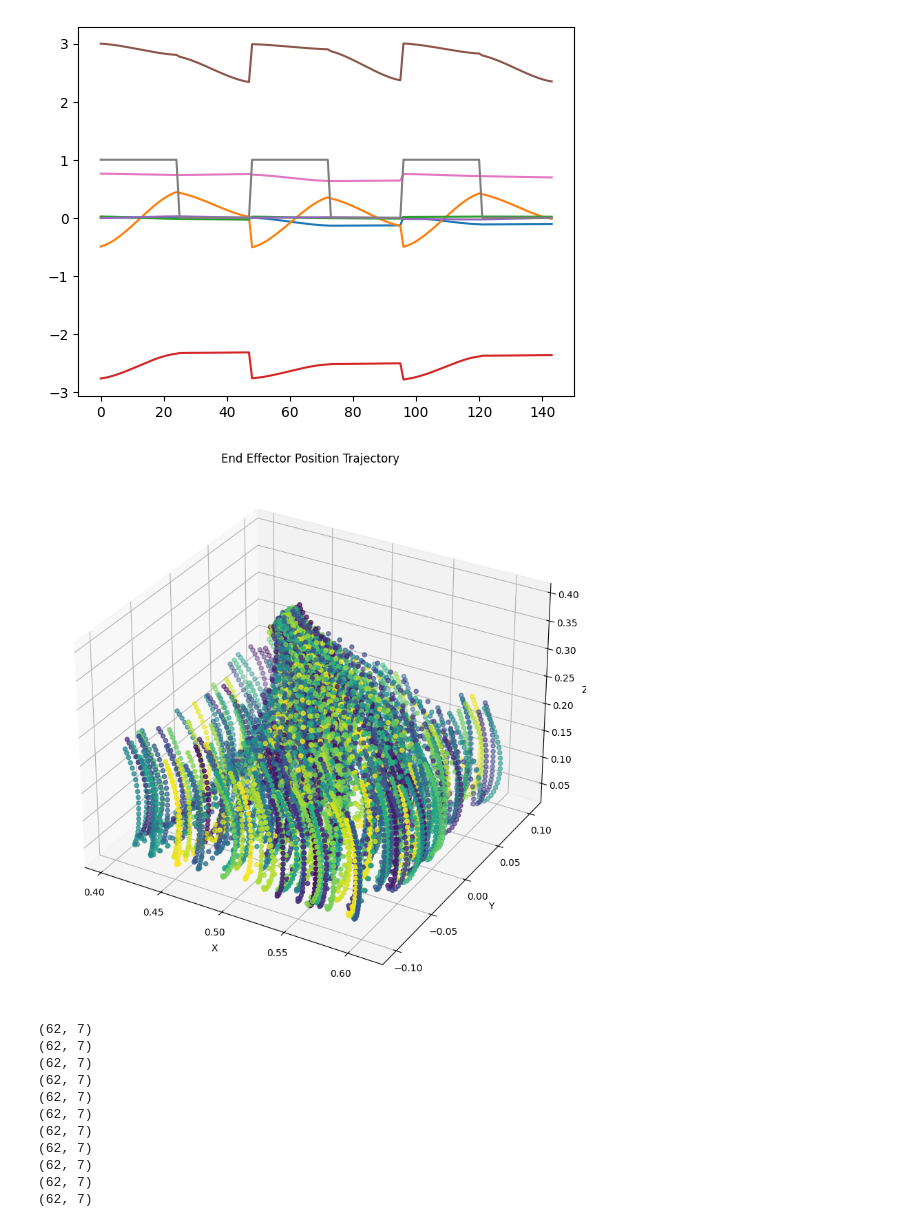
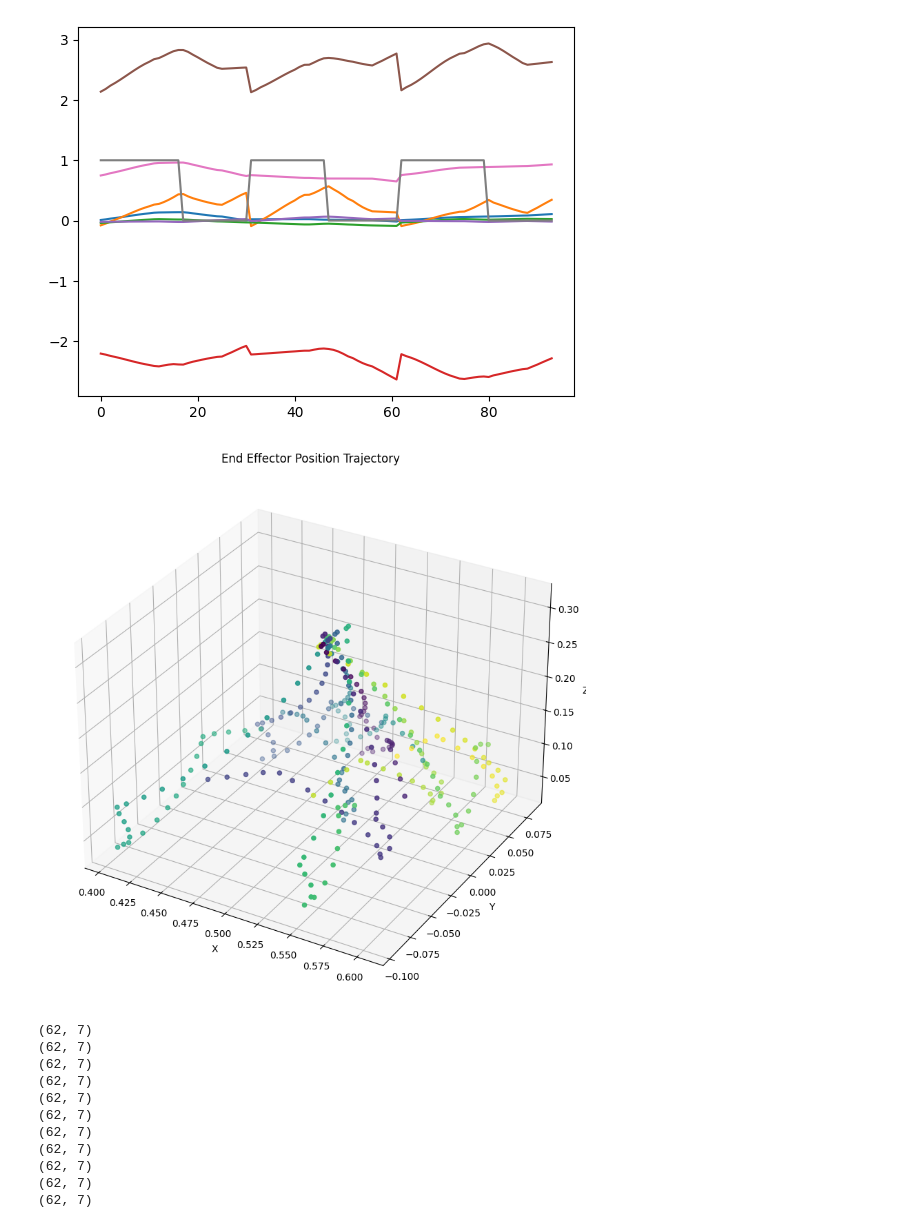
Before and after one commit to peek-robot/threedda, a Jupyter notebook: vis_data.ipynb, the cells around one changed output. Cells and saved outputs as stored; diff of their text form; code cells hidden in the pictures.

```diff
--- a/vis_data.ipynb
+++ b/vis_data.ipynb
@@ -1,26 +1,26 @@
 # %%
 import h5py
 import numpy as np
 
 
-data_path = "/home/memmelma/Projects/robotic/gifs_curobo/blue_cube_1000_path_no_noise.hdf5"
+data_path = "/home/memmelma/Projects/robotic/gifs_curobo/blue_cube_10_fast_path_mask.hdf5"
 
 with h5py.File(data_path, "r", swmr=True) as f:
 
     actions = []
     ee_pos = []
     for dk in f["data"].keys():
         actions.append(f["data"][dk]["actions_raw"][:])
         ee_pos.append(f["data"][dk]["obs"]["ee_pos"][:])
 
 import matplotlib.pyplot as plt
 
 # plt.plot(np.concatenate(raw_actions[:3]))
 plt.plot(np.concatenate(actions[:3]))
 # plt.plot(np.concatenate(deno_actions[:5]))
 plt.show()
 # %% [output]
-[figure, old version]
+[figure, new version]
 # %%
 ee_pos_flat = np.concatenate(ee_pos[:250])
 
@@ -39,7 +39,7 @@ ax.set_title('End Effector Position Trajectory')
 
 plt.show()
 # %% [output]
-[figure, old version]
+[figure, new version]
 # %%
 with h5py.File(data_path, "a", swmr=True) as f:
     for dk in f["data"].keys():
```
Also changed, not shown: 6 other files.
